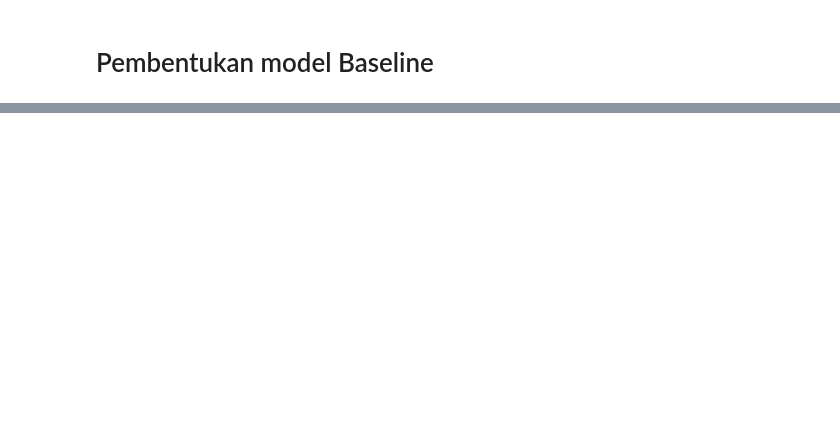
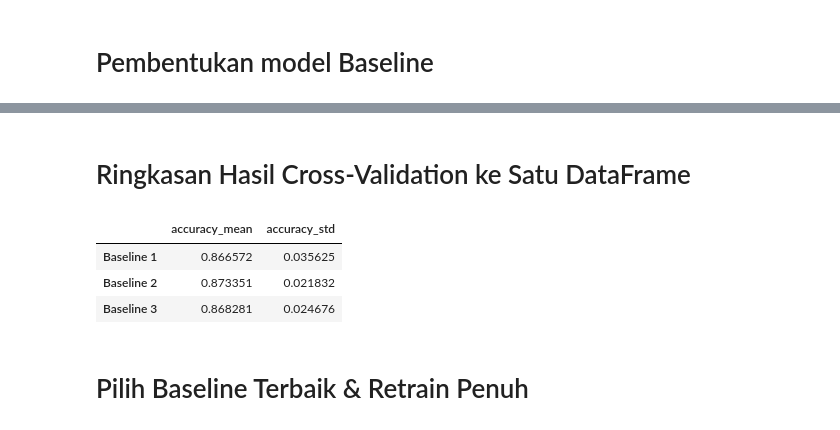
Before and after one commit to EmirAtthariq/Smiles2Vec_LSTM, a Jupyter notebook: smiles2vec_LSTM.ipynb, the cells around one changed output, grey strips where cells are left out. Cells and saved outputs as stored; diff of their text form; code cells hidden in the pictures; blank space fills up the shorter version.

```diff
--- a/smiles2vec_LSTM.ipynb
+++ b/smiles2vec_LSTM.ipynb
@@ -412,0 +418,20 @@ Testing  Loss     : 0.3072 | Testing  Accuracy : 0.8622
+# %% [markdown]
+# Ringkasan Hasil Cross-Validation ke Satu DataFrame
+# %%
+cv_summary = {}
+
+for name, scores in cv_results.items():
+    cv_summary[name] = {
+        "accuracy_mean": scores.mean(),
+        "accuracy_std": scores.std(),
+    }
+
+cv_summary_df = pd.DataFrame(cv_summary).T
+display(cv_summary_df)
+# %% [output]
+|  | accuracy_mean | accuracy_std |
+| Baseline 1 | 0.866572 | 0.035625 |
+| Baseline 2 | 0.873351 | 0.021832 |
+| Baseline 3 | 0.868281 | 0.024676 |
+# %% [markdown]
+# Pilih Baseline Terbaik & Retrain Penuh
```
Also changed, not shown: parts of 40 cells of this notebook, 3 other files.
